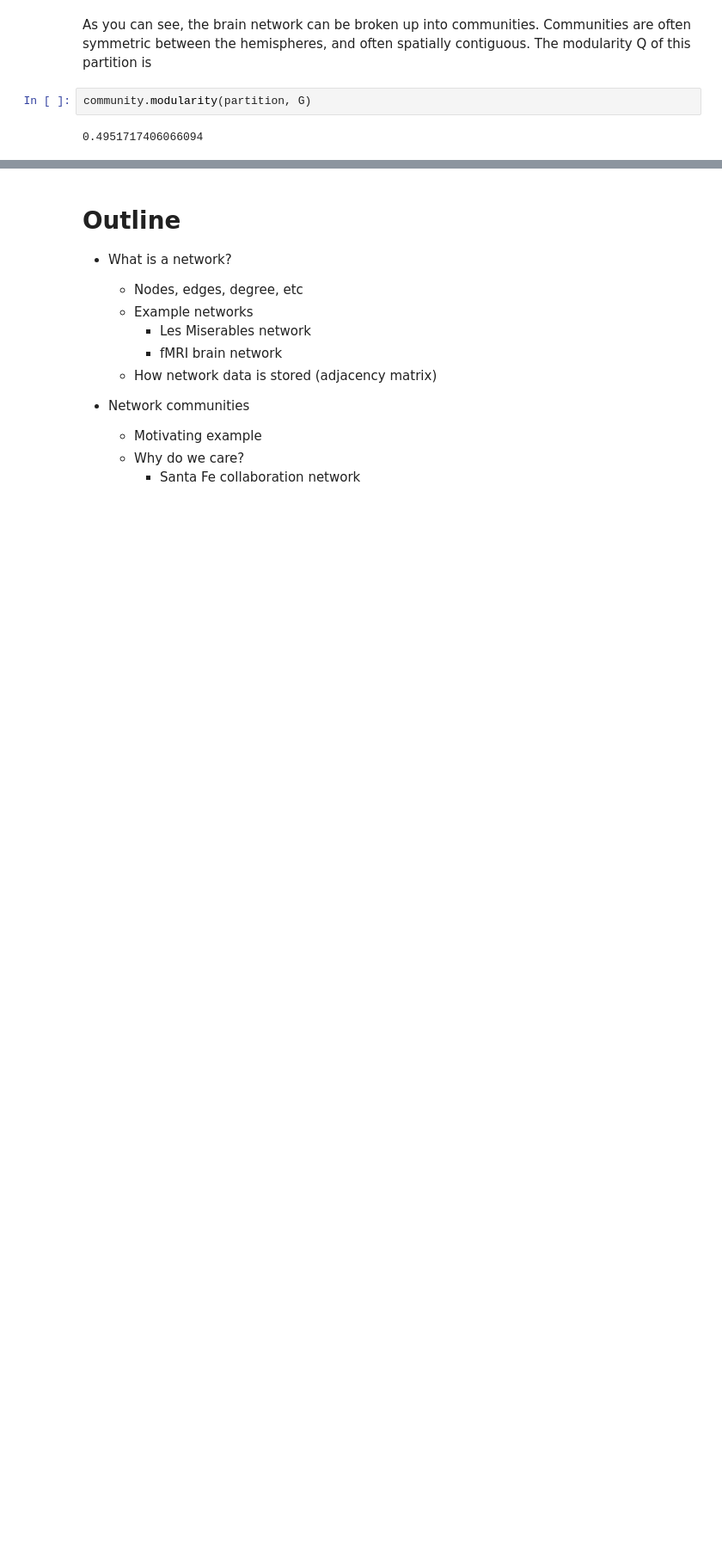
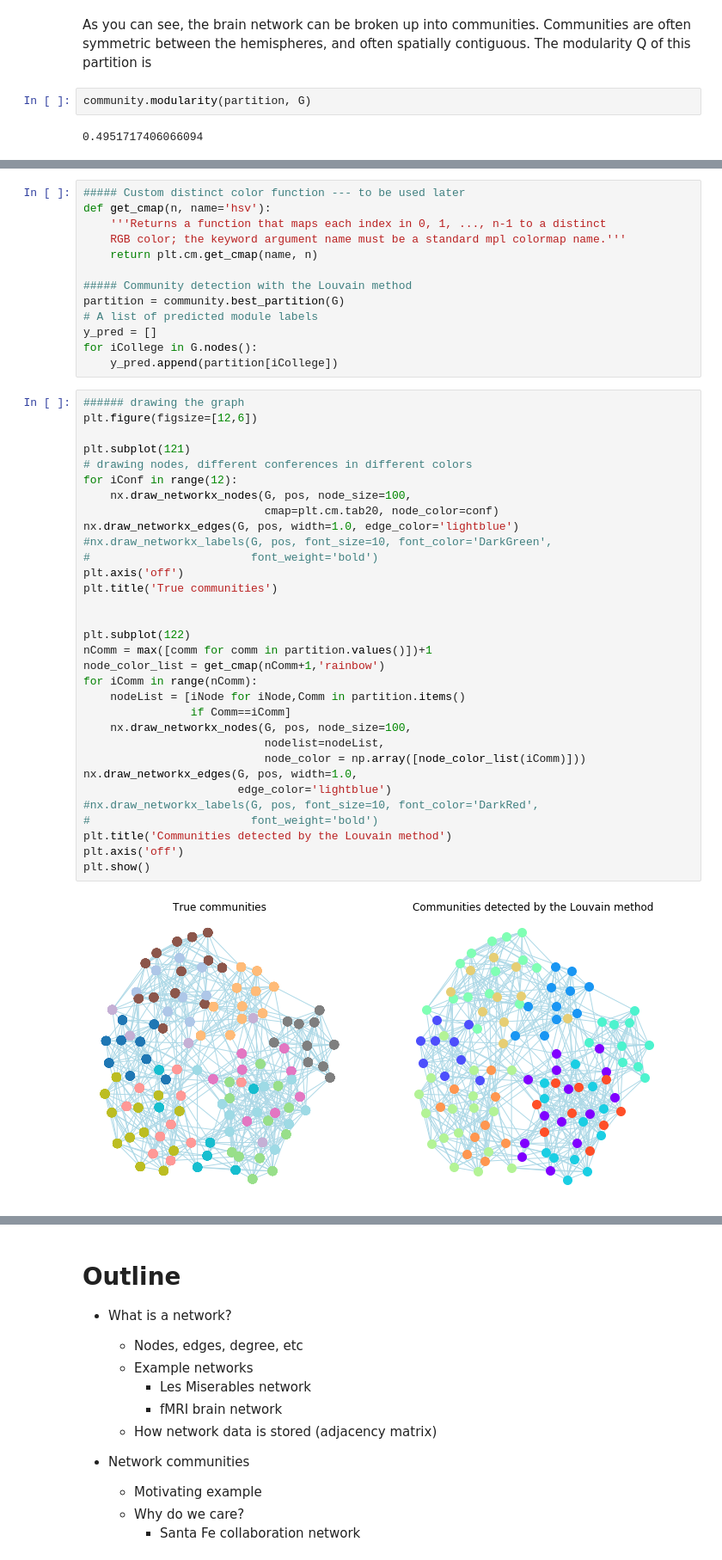
Before and after one commit to sathayas/NetworkTalks, a Jupyter notebook: NetworkCommunities.ipynb, the cells around one changed output, grey strips where cells are left out. Shown at 86% size. Drawn from its saved outputs; the diff is of its cells as text; blank space fills up the shorter version.

```diff
--- a/NetworkCommunities.ipynb
+++ b/NetworkCommunities.ipynb
@@ -339,0 +380,47 @@ community.modularity(partition, G)
+# %%
+##### Custom distinct color function --- to be used later
+def get_cmap(n, name='hsv'):
+    '''Returns a function that maps each index in 0, 1, ..., n-1 to a distinct
+    RGB color; the keyword argument name must be a standard mpl colormap name.'''
+    return plt.cm.get_cmap(name, n)
+
+##### Community detection with the Louvain method
+partition = community.best_partition(G)
+# A list of predicted module labels
+y_pred = []
+for iCollege in G.nodes():
+    y_pred.append(partition[iCollege])
+# %%
+###### drawing the graph
+plt.figure(figsize=[12,6])
+
+plt.subplot(121)
+# drawing nodes, different conferences in different colors
+for iConf in range(12):
+    nx.draw_networkx_nodes(G, pos, node_size=100,
+                           cmap=plt.cm.tab20, node_color=conf)
+nx.draw_networkx_edges(G, pos, width=1.0, edge_color='lightblue')
+#nx.draw_networkx_labels(G, pos, font_size=10, font_color='DarkGreen',
+#                        font_weight='bold')
+plt.axis('off')
+plt.title('True communities')
+
+
+plt.subplot(122)
+nComm = max([comm for comm in partition.values()])+1
+node_color_list = get_cmap(nComm+1,'rainbow')
+for iComm in range(nComm):
+    nodeList = [iNode for iNode,Comm in partition.items()
+                if Comm==iComm]
+    nx.draw_networkx_nodes(G, pos, node_size=100,
+                           nodelist=nodeList,
+                           node_color = np.array([node_color_list(iComm)]))
+nx.draw_networkx_edges(G, pos, width=1.0,
+                       edge_color='lightblue')
+#nx.draw_networkx_labels(G, pos, font_size=10, font_color='DarkRed',
+#                        font_weight='bold')
+plt.title('Communities detected by the Louvain method')
+plt.axis('off')
+plt.show()
+# %% [output]
+[figure, added]
```
Also changed, not shown: parts of 7 cells of this notebook.
